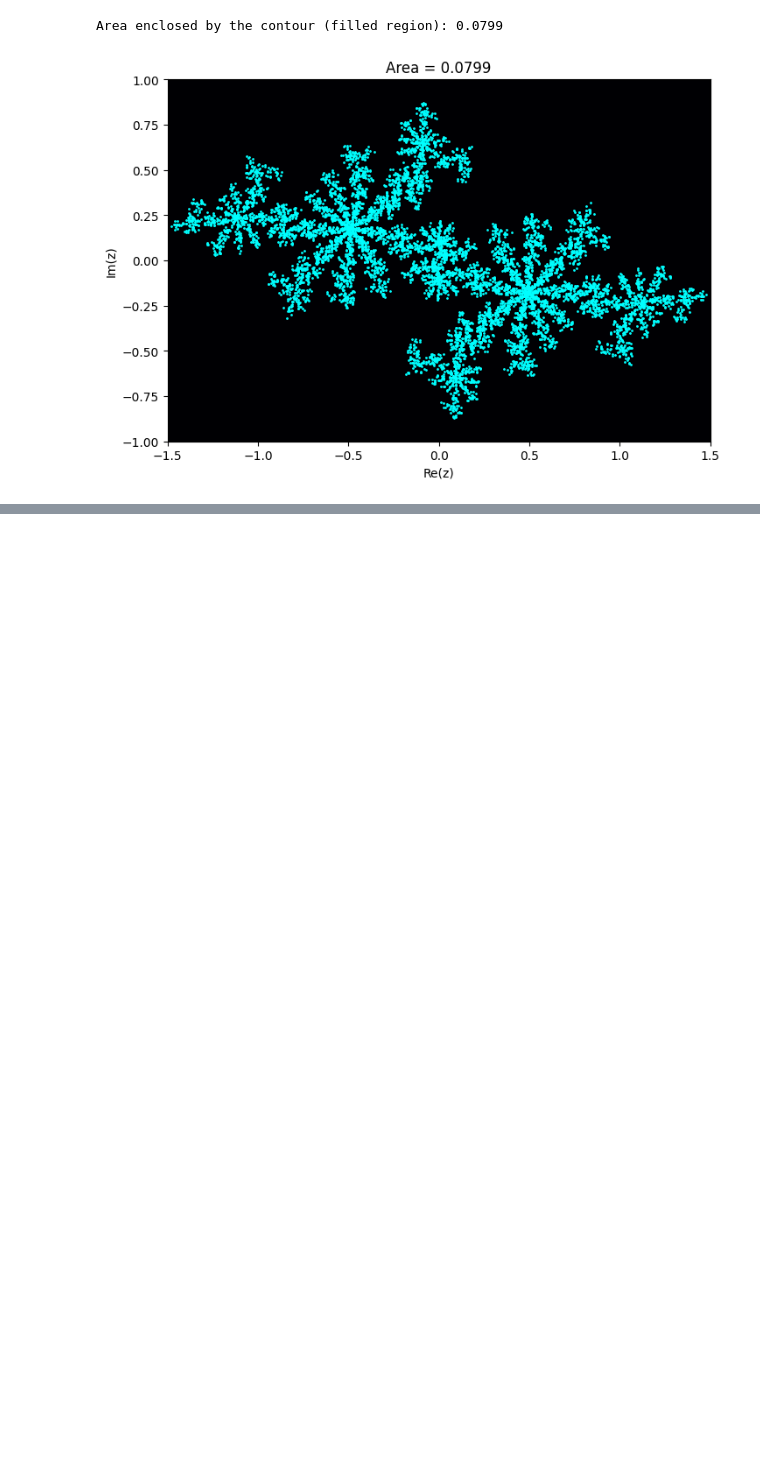
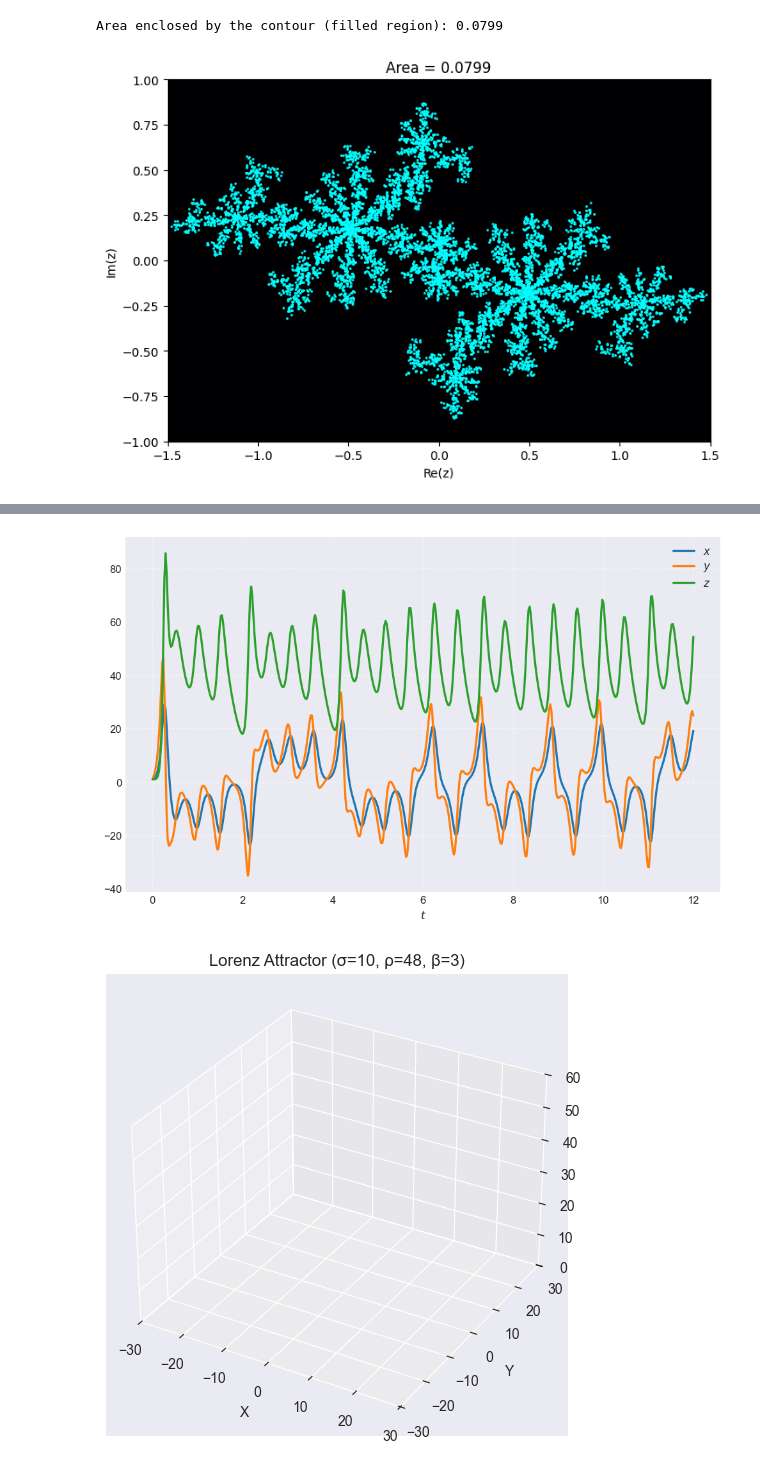
Before and after one commit to WyrdHY/Archive_P4, a Jupyter notebook: Code/PS4.ipynb, the cells around one changed output, grey strips where cells are left out. Cells and saved outputs as stored; diff of their text form; code cells hidden in the pictures; blank space fills up the shorter version.

```diff
--- a/Code/PS4.ipynb
+++ b/Code/PS4.ipynb
@@ -404,0 +411,8 @@ plt.grid(True)
+# %%
+import numpy as np
+import matplotlib.pyplot as plt
+from scipy.integrate import odeint
+from mpl_toolkits.mplot3d import Axes3D
+from matplotlib.animation import FuncAnimation
+from matplotlib.animation import PillowWriter
+plt.style.use('seaborn-v0_8-colorblind')
@@ -404,0 +434,72 @@ plt.grid(True)
+# %%
+# (b)
+def lorenz(state, t, sigma, rho, beta):
+    x, y, z = state
+    return [sigma * (y - x),
+            x * (rho - z) - y,
+            x * y - beta * z]
+
+sigma = 10.0
+rho = 48.0
+beta = 3.0
+t = np.linspace(0, 12, 500)
+initial_state = [1,1,1]
+
+# Solve the Lorenz equations
+sol = odeint(lorenz, initial_state, t, args=(sigma, rho, beta))
+
+
+x = sol[:, 0]
+y = sol[:, 1]
+z = sol[:, 2]
+plt.figure(figsize=(10, 6),dpi=120)
+
+colors = plt.get_cmap('tab10')
+
+plt.plot(t, x, label='$x$', color=colors(0), linewidth=2)
+plt.plot(t, y, label='$y$', color=colors(1), linewidth=2)
+plt.plot(t, z, label='$z$', color=colors(2), linewidth=2)
+
+plt.xlabel('$t$')
+plt.legend()
+plt.grid(True, linestyle='--', alpha=0.5)  # Light grid, optional
+plt.show()
+
+
+
+# (c)
+
+# Set up a 3D plot for the Lorenz attractor
+fig = plt.figure(figsize=(8,6))
+ax = fig.add_subplot(111, projection='3d')
+ax.set_xlabel("X")
+ax.set_ylabel("Y")
+ax.set_zlabel("Z")
+ax.set_title("Lorenz Attractor (σ=10, ρ=48, β=3)")
+ax.set_xlim(-30, 30)
+ax.set_ylim(-30, 30)
+ax.set_zlim(0, 60)
+line, = ax.plot([], [], [], lw=2)
+point, = ax.plot([], [], [], 'ro')
+
+def init():
+    line.set_data([], [])
+    line.set_3d_properties([])
+    point.set_data([], [])
+    point.set_3d_properties([])
+    return line, point
+
+def update(frame):
+    line.set_data(sol[:frame, 0], sol[:frame, 1])
+    line.set_3d_properties(sol[:frame, 2])
+    point.set_data(sol[frame-1:frame, 0], sol[frame-1:frame, 1])
+    point.set_3d_properties(sol[frame-1:frame, 2])
+    return line, point
+
+ani = FuncAnimation(fig, update, frames=np.arange(0, len(t), 2), init_func=init, interval=20)
+plt.show()
+
+ani.save("lorenz_attractor.gif", writer=PillowWriter(fps=120))
+# %% [output]
+[figure, added]
+[figure, added]
```
Also changed, not shown: parts of 5 cells of this notebook, 3 other files.
